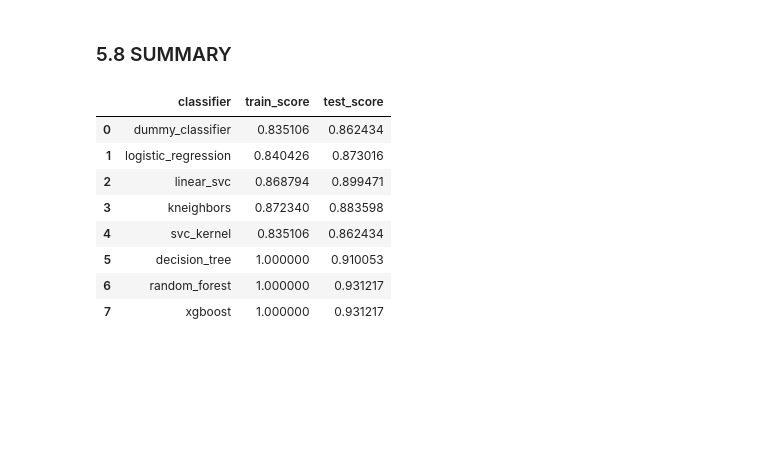
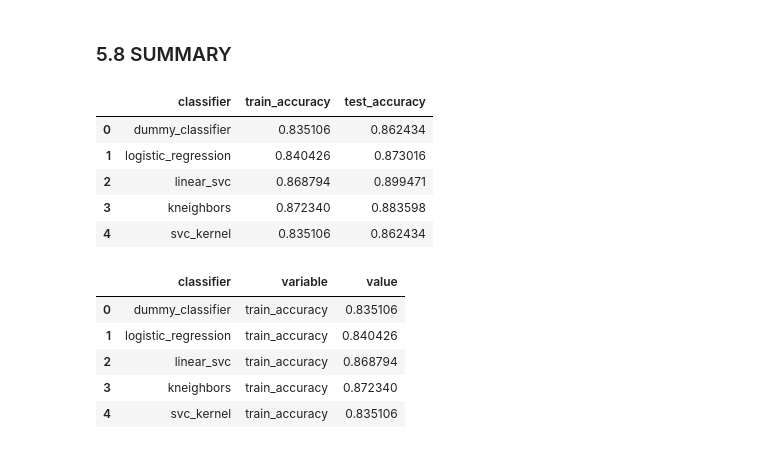
Before and after one commit to Albert-AGM/email_network, a Jupyter notebook: email_network.ipynb, the cells around one changed output. Drawn from its saved outputs; the diff is of its cells as text; code cells hidden in the pictures; blank space fills up the shorter version.

```diff
--- a/email_network.ipynb
+++ b/email_network.ipynb
@@ -307,3 +325,8 @@ From the results above, looking at the distributions of the variables, we confir
+# %%
+X_data.drop(columns=['page_rank'], inplace=True)
+X_train.drop(columns=['page_rank'], inplace=True)
+X_test.drop(columns=['page_rank'], inplace=True)
+X_predict.drop(columns=['page_rank'], inplace=True)
 # %% [markdown]
 ## 5. SHORT-LISTING PROMISSING MODELS
 # %% [markdown]
@@ -422,19 +445,25 @@ print(xgb_clf.score(X_test, y_test))
 # %% [markdown]
 ### 5.8 SUMMARY
 # %%
-df_scores = pd.DataFrame(scores, columns=['classifier', 'train_score', 'test_score'])
-df_scores_melted = pd.melt(frame=df_scores, id_vars='classifier', value_vars=['train_score', 'test_score'])
-df_scores
+df_scores = pd.DataFrame(scores, columns=['classifier', 'train_accuracy', 'test_accuracy'])
+df_scores.head()
 # %% [output]
-|  | classifier | train_score | test_score |
+|  | classifier | train_accuracy | test_accuracy |
 | 0 | dummy_classifier | 0.835106 | 0.862434 |
 | 1 | logistic_regression | 0.840426 | 0.873016 |
 | 2 | linear_svc | 0.868794 | 0.899471 |
 | 3 | kneighbors | 0.872340 | 0.883598 |
 | 4 | svc_kernel | 0.835106 | 0.862434 |
-| 5 | decision_tree | 1.000000 | 0.910053 |
-| 6 | random_forest | 1.000000 | 0.931217 |
-| 7 | xgboost | 1.000000 | 0.931217 |
+# %%
+df_scores_melted = pd.melt(frame=df_scores, id_vars='classifier', value_vars=['train_accuracy', 'test_accuracy'])
+df_scores_melted.head()
+# %% [output]
+|  | classifier | variable | value |
+| 0 | dummy_classifier | train_accuracy | 0.835106 |
+| 1 | logistic_regression | train_accuracy | 0.840426 |
+| 2 | linear_svc | train_accuracy | 0.868794 |
+| 3 | kneighbors | train_accuracy | 0.872340 |
+| 4 | svc_kernel | train_accuracy | 0.835106 |
 # %%
 fig, ax = plt.subplots(1, 1, figsize = (14,6))
 sns.barplot(x='classifier', y='value', hue='variable', data=df_scores_melted)
```
Also changed, not shown: parts of 54 cells of this notebook.
